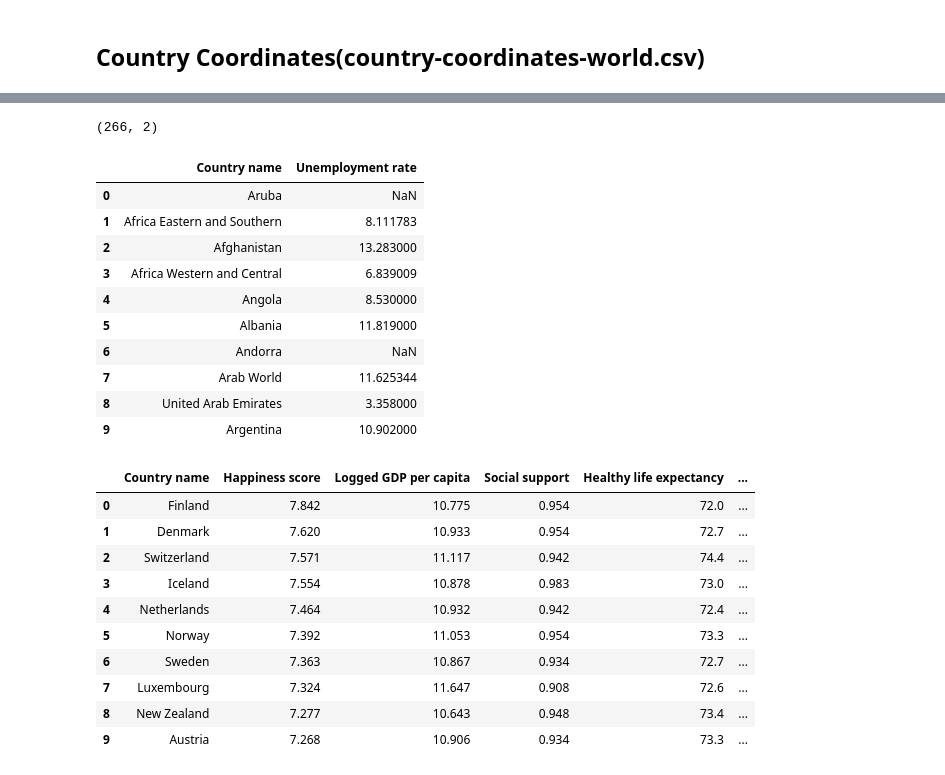
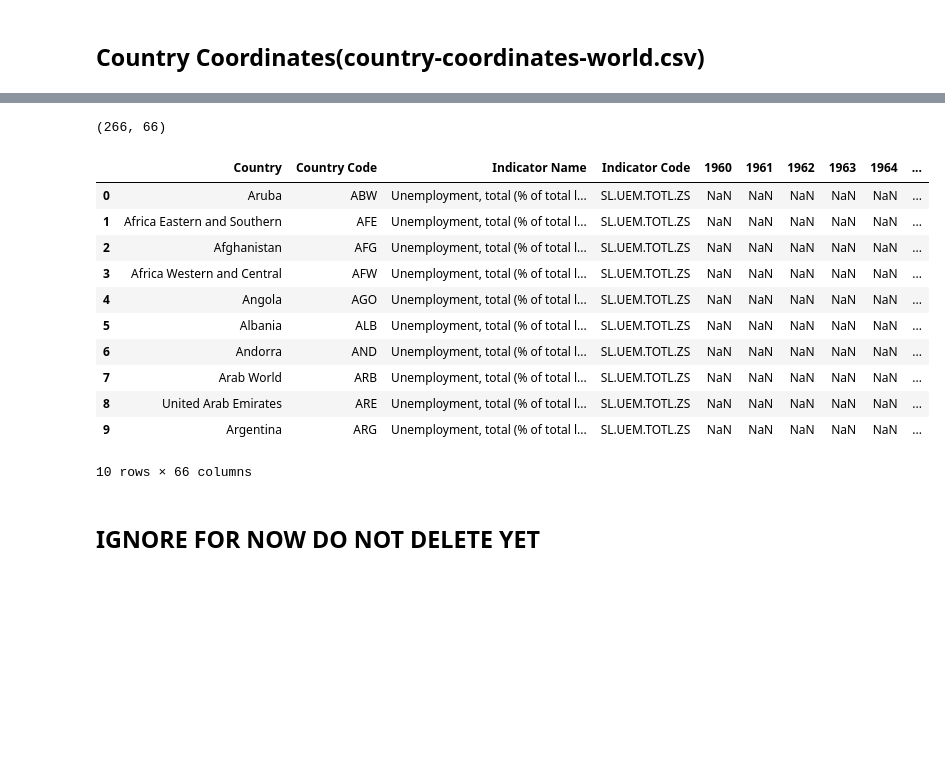
Before and after one commit to yaparnehir/Predicting_Happiness, a Jupyter notebook: ETL/ETL.ipynb, the cells around one changed output, grey strips where cells are left out. Saved outputs shown, nothing was run; the diff lists cells and outputs as text; code cells hidden in the pictures; blank space fills up the shorter version.

```diff
--- a/ETL/ETL.ipynb
+++ b/ETL/ETL.ipynb
@@ -231,6 +241,10 @@ dtype: int64
 # %%
 # Load the unemployment 2021 dataset from World Bank data.
-file_path = "Resources/Unemployment_data_2021.csv"
+file_path = "../Resources/Unemployment_data_2021.csv"
 country_unempl_df = pd.read_csv(file_path)
+
+# Re-name column to ensure merge later on
+country_unempl_df.rename(columns = {'Country Name':'Country'}, inplace = True)
+
 country_unempl_df.head(10)
 # %% [output]
@@ -248,32 +262,33 @@ country_unempl_df.head(10)
 10 rows × 66 columns
 # %%
 # Extract necessary columns and make a new DataFrame.
-unempl_df = country_unempl_df[['Country Name', '2021']]
+unempl_df = country_unempl_df[['Country', '2021']]
 #unempl_df.head()
 
-# Rename columns.
-country_unempl_df = unempl_df.rename(columns = {'Country Name':'Country name', '2021':'Unemployment rate'})
 #country_unempl_df
 
 # Replace country name to match with 'happiness_df'.
-country_unempl_df["Country name"].replace(['Slovak Republic', 'Korea, Rep.','Kyrgyz Republic','Russian Federation','Hong Kong SAR, China','Congo, Rep.',
+country_unempl_df["Country"].replace(['Slovak Republic', 'Korea, Rep.','Kyrgyz Republic','Russian Federation','Hong Kong SAR, China','Congo, Rep.',
                                            "Cote d'Ivoire",'Gambia, The','Lao PDR','Venezuela, RB','Eswatini','Iran, Islamic Rep.','Egypt, Arab Rep.',
-                                          'Yemen, Rep.'],
-                                          ['Slovakia','South Korea','Kyrgyzstan','Russia','Hong Kong S.A.R. of China',"Congo (Brazzaville)",'Ivory Coast','Gambia',
-                                           'Laos','Venezuela','Swaziland','Iran','Egypt', 'Yemen'], inplace = True)
+                                          'Yemen, Rep.','Palestinian Territories','Taiwan Province of China'],
+                                          ['Slovakia','South Korea','Kyrgyzstan','Russia','Hong Kong',"Congo (Brazzaville)",'Ivory Coast','Gambia',
+                                           'Laos','Venezuela','Swaziland','Iran','Egypt', 'Yemen','Palestine','Taiwan'], inplace = True)
 print(country_unempl_df.shape)
 country_unempl_df.head(10)
 # %% [output]
-(266, 2)
+(266, 66)
-|  | Country name | Unemployment rate |
-| 0 | Aruba | NaN |
-| 1 | Africa Eastern and Southern | 8.111783 |
-| 2 | Afghanistan | 13.283000 |
-| 3 | Africa Western and Central | 6.839009 |
-| 4 | Angola | 8.530000 |
-| 5 | Albania | 11.819000 |
-| 6 | Andorra | NaN |
-| 7 | Arab World | 11.625344 |
-| 8 | United Arab Emirates | 3.358000 |
-| 9 | Argentina | 10.902000 |
+|  | Country | Country Code | Indicator Name | Indicator Code | 1960 | 1961 | 1962 | 1963 | 1964 | ... |
+| 0 | Aruba | ABW | Unemployment, total (% of total l... | SL.UEM.TOTL.ZS | NaN | NaN | NaN | NaN | NaN | ... |
+| 1 | Africa Eastern and Southern | AFE | Unemployment, total (% of total l... | SL.UEM.TOTL.ZS | NaN | NaN | NaN | NaN | NaN | ... |
+| 2 | Afghanistan | AFG | Unemployment, total (% of total l... | SL.UEM.TOTL.ZS | NaN | NaN | NaN | NaN | NaN | ... |
+| 3 | Africa Western and Central | AFW | Unemployment, total (% of total l... | SL.UEM.TOTL.ZS | NaN | NaN | NaN | NaN | NaN | ... |
+| 4 | Angola | AGO | Unemployment, total (% of total l... | SL.UEM.TOTL.ZS | NaN | NaN | NaN | NaN | NaN | ... |
+| 5 | Albania | ALB | Unemployment, total (% of total l... | SL.UEM.TOTL.ZS | NaN | NaN | NaN | NaN | NaN | ... |
+| 6 | Andorra | AND | Unemployment, total (% of total l... | SL.UEM.TOTL.ZS | NaN | NaN | NaN | NaN | NaN | ... |
+| 7 | Arab World | ARB | Unemployment, total (% of total l... | SL.UEM.TOTL.ZS | NaN | NaN | NaN | NaN | NaN | ... |
+| 8 | United Arab Emirates | ARE | Unemployment, total (% of total l... | SL.UEM.TOTL.ZS | NaN | NaN | NaN | NaN | NaN | ... |
+| 9 | Argentina | ARG | Unemployment, total (% of total l... | SL.UEM.TOTL.ZS | NaN | NaN | NaN | NaN | NaN | ... |
+10 rows × 66 columns
+# %% [markdown]
+## IGNORE FOR NOW DO NOT DELETE YET
 # %%
@@ -295,16 +309,0 @@ import matplotlib.pyplot as plt
-# %%
-# Merge 'happiness_df' and 'country_unempl_df' with left join.
-happy_unempl = pd.merge(hppiness_df,country_unempl_df, how='left' )
-happy_unempl.head(10)
-# %% [output]
-|  | Country name | Happiness score | Logged GDP per capita | Social support | Healthy life expectancy | ... |
-| 0 | Finland | 7.842 | 10.775 | 0.954 | 72.0 | ... |
-| 1 | Denmark | 7.620 | 10.933 | 0.954 | 72.7 | ... |
-| 2 | Switzerland | 7.571 | 11.117 | 0.942 | 74.4 | ... |
-| 3 | Iceland | 7.554 | 10.878 | 0.983 | 73.0 | ... |
-| 4 | Netherlands | 7.464 | 10.932 | 0.942 | 72.4 | ... |
-| 5 | Norway | 7.392 | 11.053 | 0.954 | 73.3 | ... |
-| 6 | Sweden | 7.363 | 10.867 | 0.934 | 72.7 | ... |
-| 7 | Luxembourg | 7.324 | 11.647 | 0.908 | 72.6 | ... |
-| 8 | New Zealand | 7.277 | 10.643 | 0.948 | 73.4 | ... |
-| 9 | Austria | 7.268 | 10.906 | 0.934 | 73.3 | ... |
```
Also changed, not shown: parts of 25 cells of this notebook.
